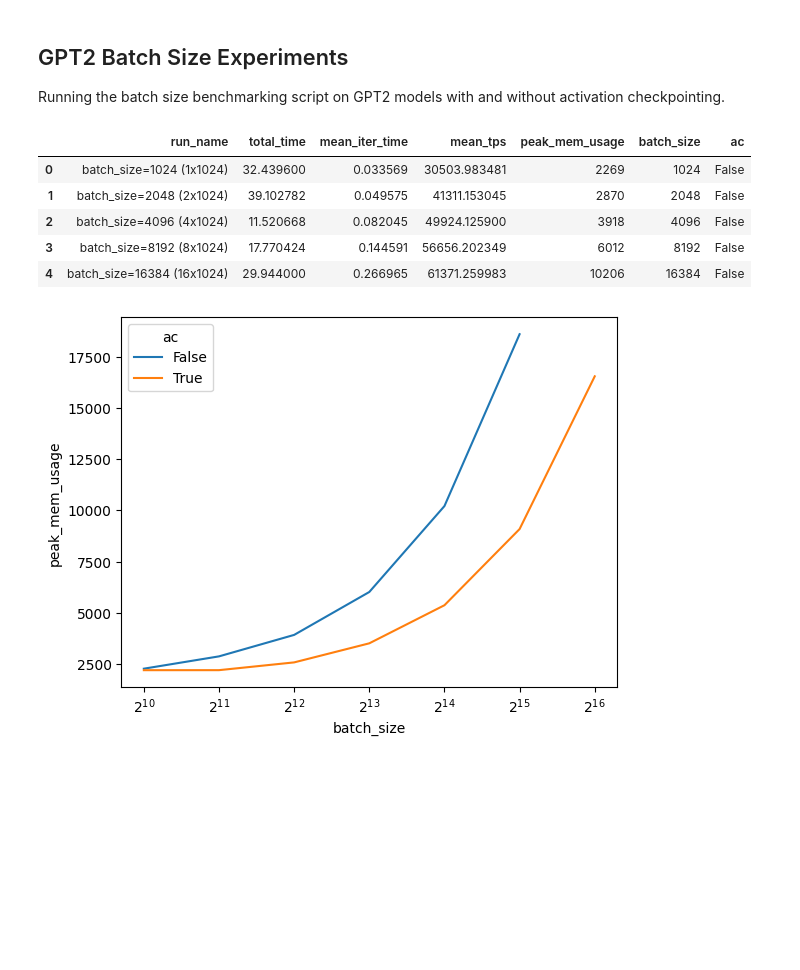
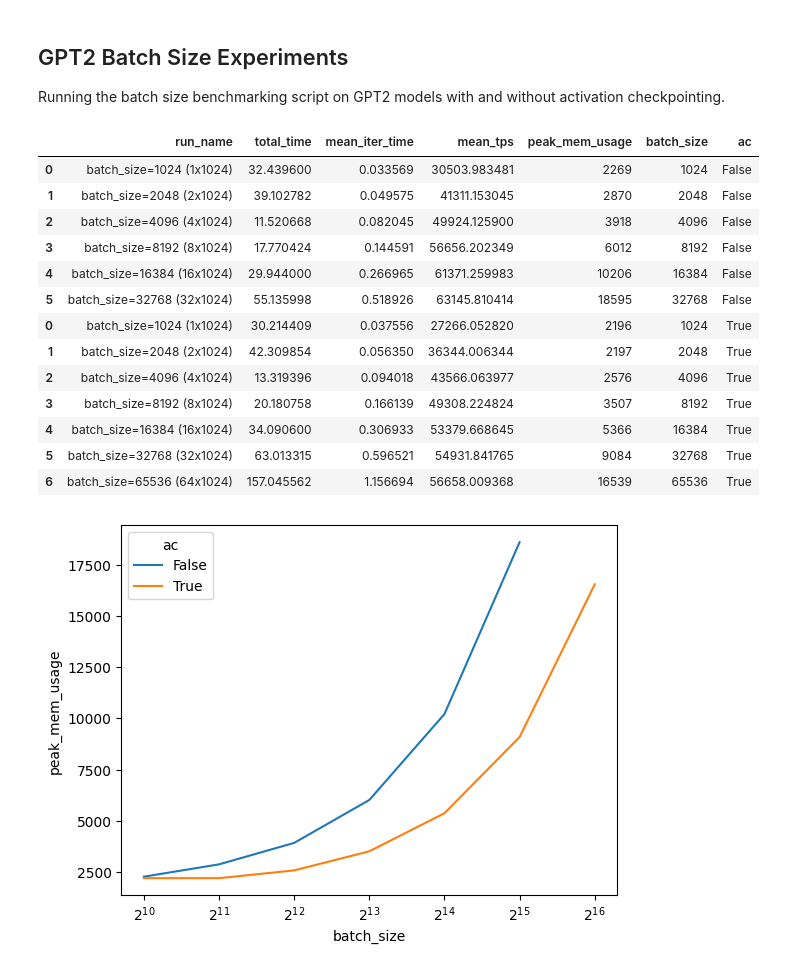
Before and after one commit to Jjschwartz/gollem, a Jupyter notebook: notebooks/activation_checkpointing.ipynb, the cells around one changed output. Cells and saved outputs as stored; diff of their text form; code cells hidden in the pictures; blank space fills up the shorter version.

```diff
--- a/notebooks/activation_checkpointing.ipynb
+++ b/notebooks/activation_checkpointing.ipynb
@@ -357,34 +357,42 @@ from gollem.utils import get_base_dir_path
 
 results_dir = get_base_dir_path() / "results" / "gpt2_batch_size_benchmarking"
 no_ac_results_file_path = results_dir / "results_2025-02-09_09-54-36.csv"
 ac_results_file_path = results_dir / "results_2025-02-09_10-12-44_ac.csv"
 
 no_ac_df = pd.read_csv(no_ac_results_file_path)
 ac_df = pd.read_csv(ac_results_file_path)
 
 no_ac_df.head()
 ac_df.head()
 
 
 def get_batch_size_from_run_name(run_name: str) -> int:
     return int(run_name.split("=")[1].split(" ")[0])
 
 
 no_ac_df["batch_size"] = no_ac_df["run_name"].apply(get_batch_size_from_run_name)
 ac_df["batch_size"] = ac_df["run_name"].apply(get_batch_size_from_run_name)
 no_ac_df["ac"] = False
 ac_df["ac"] = True
 
 # concat the two dataframes
 df = pd.concat([no_ac_df, ac_df])
-df.head()
+df.head(15)
 # %% [output]
 |  | run_name | total_time | mean_iter_time | mean_tps | peak_mem_usage | batch_size | ac |
 | 0 | batch_size=1024 (1x1024) | 32.439600 | 0.033569 | 30503.983481 | 2269 | 1024 | False |
 | 1 | batch_size=2048 (2x1024) | 39.102782 | 0.049575 | 41311.153045 | 2870 | 2048 | False |
 | 2 | batch_size=4096 (4x1024) | 11.520668 | 0.082045 | 49924.125900 | 3918 | 4096 | False |
 | 3 | batch_size=8192 (8x1024) | 17.770424 | 0.144591 | 56656.202349 | 6012 | 8192 | False |
 | 4 | batch_size=16384 (16x1024) | 29.944000 | 0.266965 | 61371.259983 | 10206 | 16384 | False |
+| 5 | batch_size=32768 (32x1024) | 55.135998 | 0.518926 | 63145.810414 | 18595 | 32768 | False |
+| 0 | batch_size=1024 (1x1024) | 30.214409 | 0.037556 | 27266.052820 | 2196 | 1024 | True |
+| 1 | batch_size=2048 (2x1024) | 42.309854 | 0.056350 | 36344.006344 | 2197 | 2048 | True |
+| 2 | batch_size=4096 (4x1024) | 13.319396 | 0.094018 | 43566.063977 | 2576 | 4096 | True |
+| 3 | batch_size=8192 (8x1024) | 20.180758 | 0.166139 | 49308.224824 | 3507 | 8192 | True |
+| 4 | batch_size=16384 (16x1024) | 34.090600 | 0.306933 | 53379.668645 | 5366 | 16384 | True |
+| 5 | batch_size=32768 (32x1024) | 63.013315 | 0.596521 | 54931.841765 | 9084 | 32768 | True |
+| 6 | batch_size=65536 (64x1024) | 157.045562 | 1.156694 | 56658.009368 | 16539 | 65536 | True |
 # %%
 # plot mem usage vs batch size for ac and no ac
 # with log 2 scale on x axis
```
